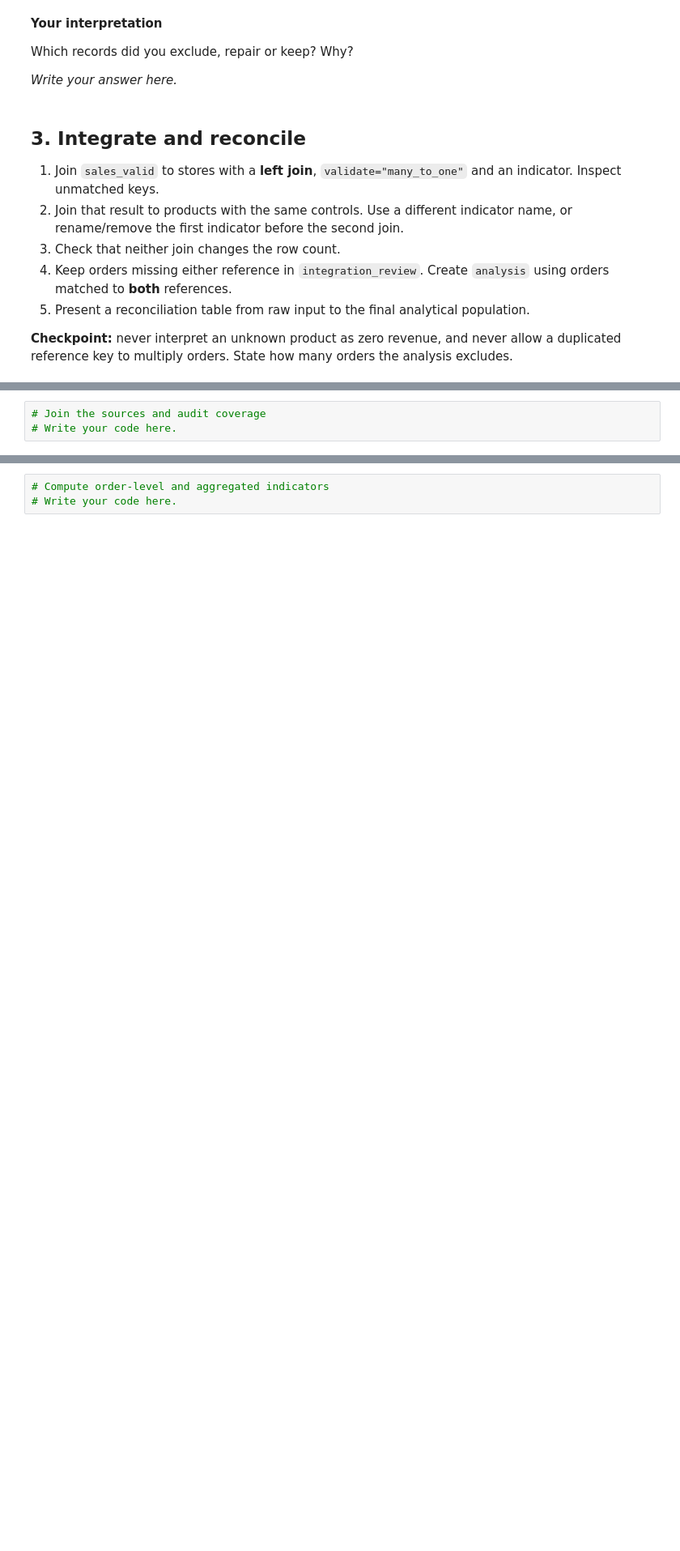
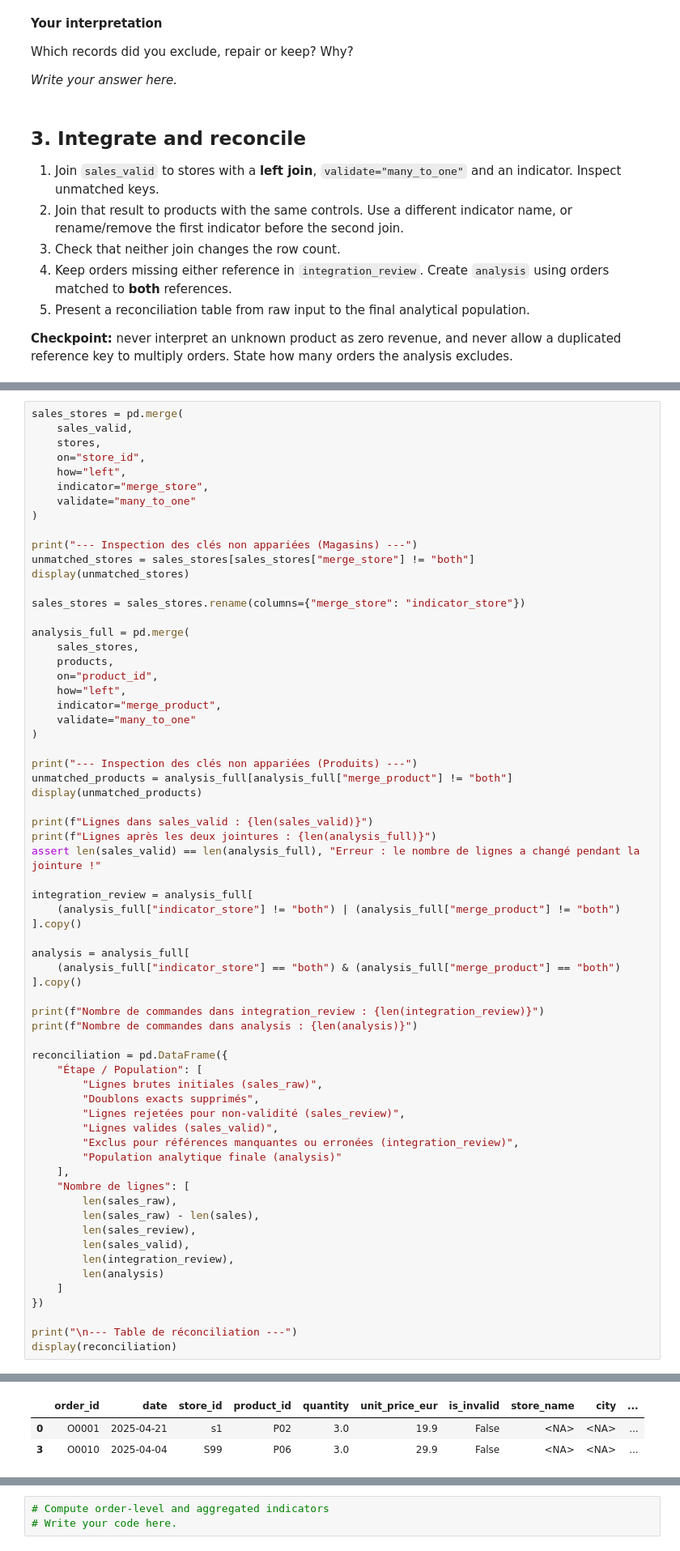
Before and after one commit to serokhova/Atelier-Python, a Jupyter notebook: notebooks/05-Data-Integration-Case-Study.ipynb, the cells around one changed output, grey strips where cells are left out. Shown at 81% size. Cells and saved outputs as stored; diff of their text form; blank space fills up the shorter version.

```diff
--- a/notebooks/05-Data-Integration-Case-Study.ipynb
+++ b/notebooks/05-Data-Integration-Case-Study.ipynb
@@ -257,3 +269,66 @@ Which records did you exclude, repair or keep? Why?
 # %%
-# Join the sources and audit coverage
-# Write your code here.
+sales_stores = pd.merge(
+    sales_valid,
+    stores,
+    on="store_id",
+    how="left",
+    indicator="merge_store",
+    validate="many_to_one"
+)
+
+print("--- Inspection des clés non appariées (Magasins) ---")
+unmatched_stores = sales_stores[sales_stores["merge_store"] != "both"]
+display(unmatched_stores)
+
+sales_stores = sales_stores.rename(columns={"merge_store": "indicator_store"})
+
+analysis_full = pd.merge(
+    sales_stores,
+    products,
+    on="product_id",
+    how="left",
+    indicator="merge_product",
+    validate="many_to_one"
+)
+
+print("--- Inspection des clés non appariées (Produits) ---")
+unmatched_products = analysis_full[analysis_full["merge_product"] != "both"]
+display(unmatched_products)
+
+print(f"Lignes dans sales_valid : {len(sales_valid)}")
+print(f"Lignes après les deux jointures : {len(analysis_full)}")
+assert len(sales_valid) == len(analysis_full), "Erreur : le nombre de lignes a changé pendant la jointure !"
+
+integration_review = analysis_full[
+    (analysis_full["indicator_store"] != "both") | (analysis_full["merge_product"] != "both")
+].copy()
+
+analysis = analysis_full[
+    (analysis_full["indicator_store"] == "both") & (analysis_full["merge_product"] == "both")
+].copy()
+
+print(f"Nombre de commandes dans integration_review : {len(integration_review)}")
+print(f"Nombre de commandes dans analysis : {len(analysis)}")
+
+reconciliation = pd.DataFrame({
+    "Étape / Population": [
+        "Lignes brutes initiales (sales_raw)",
+        "Doublons exacts supprimés",
+        "Lignes rejetées pour non-validité (sales_review)",
+        "Lignes valides (sales_valid)",
+        "Exclus pour références manquantes ou erronées (integration_review)",
+        "Population analytique finale (analysis)"
+    ],
+    "Nombre de lignes": [
+        len(sales_raw),
+        len(sales_raw) - len(sales),
+        len(sales_review),
+        len(sales_valid),
+        len(integration_review),
+        len(analysis)
+    ]
+})
+
+print("\n--- Table de réconciliation ---")
+display(reconciliation)
+# %% [output]
@@ -259,0 +336,3 @@ Which records did you exclude, repair or keep? Why?
+|  | order_id | date | store_id | product_id | quantity | unit_price_eur | is_invalid | store_name | city | ... |
+| 0 | O0001 | 2025-04-21 | s1 | P02 | 3.0 | 19.9 | False | <NA> | <NA> | ... |
+| 3 | O0010 | 2025-04-04 | S99 | P06 | 3.0 | 29.9 | False | <NA> | <NA> | ... |
```
Also changed, not shown: parts of 3 cells of this notebook.
